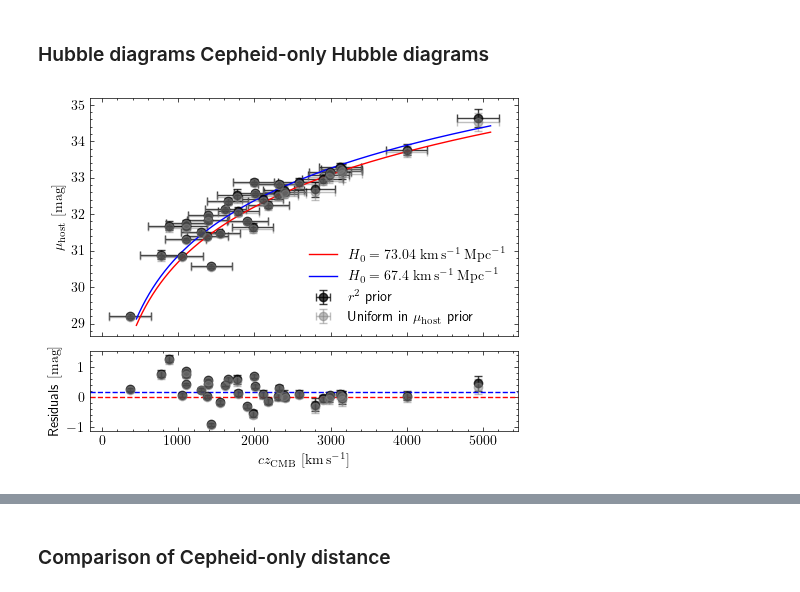
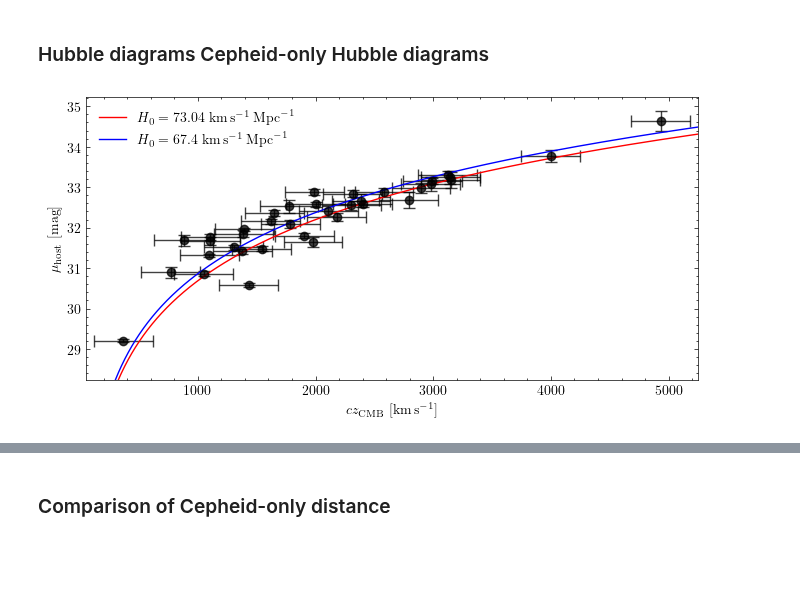
Before and after one commit to candel-cosmo/CANDEL, a Jupyter notebook: notebooks/paper_SH0ES/paper_plots.ipynb, the cells around one changed output, grey strips where cells are left out. Cells and saved outputs as stored; diff of their text form; code cells hidden in the pictures; blank space fills up the shorter version.

Commit message:
Update plots

```diff
--- a/notebooks/paper_SH0ES/paper_plots.ipynb
+++ b/notebooks/paper_SH0ES/paper_plots.ipynb
@@ -57,70 +83,54 @@ mu_host_r2_err = np.std(mu_host_r2, axis=0)
 mu_host_unif_err = np.std(mu_host_unif, axis=0)
 
 cz = data["czcmb_cepheid_host"]
-cz_err = np.ones_like(cz) * 270
-
-# Prepare the Hubble diagram plots
-czrange = np.linspace(450, 5100, 1000)
-zrange = czrange / SPEED_OF_LIGHT
-
-cosmo_SH0ES = FlatLambdaCDM(H0=73.04, Om0=0.3)
-mu_SH0ES = cosmo_SH0ES.distmod(czrange / SPEED_OF_LIGHT).value
-
-cosmo_Planck = FlatLambdaCDM(H0=67.4, Om0=0.3)
-mu_Planck = cosmo_Planck.distmod(czrange / SPEED_OF_LIGHT).value
+cz_err = np.ones_like(cz) * 250
 # %%
-# Compute SH0ES model predictions at the data cz points
+# Prepare the Hubble diagram plots
+czrange = np.linspace(300, 5250, 1000)
+zrange = czrange / SPEED_OF_LIGHT
+
+cosmo_SH0ES = FlatLambdaCDM(H0=73.04, Om0=0.3)
+mu_SH0ES = cosmo_SH0ES.distmod(czrange / SPEED_OF_LIGHT).value
+
+cosmo_Planck = FlatLambdaCDM(H0=67.4, Om0=0.3)
+mu_Planck = cosmo_Planck.distmod(czrange / SPEED_OF_LIGHT).value
+
+
+# Compute SH0ES and Planck model predictions at the data cz points
 mu_SH0ES_cz = np.interp(cz, czrange, mu_SH0ES)
 mu_Planck_cz = np.interp(cz, czrange, mu_Planck)
-mu_Planck_residual = mu_Planck_cz - mu_SH0ES_cz
 
-# Start figure with two panels: main plot and residuals
+
+H0_samples = read_samples(root, "Cepheid_H0_C15.hdf5", "H0")
+
+m = cz < 5200
+
 with plt.style.context("science"):
-    fig, (ax_main, ax_resid) = plt.subplots(
-        2, 1, figsize=(5, 4),
-        gridspec_kw={"height_ratios": [3, 1],}, sharex=True
+    fig, ax = plt.subplots(figsize=(6.8, 3.5))
+
+    # Main panel
+    ax.errorbar(
+        cz[m], mu_host_r2_mean[m], xerr=cz_err[m], yerr=mu_host_r2_err[m],
+        fmt="o", color="black", capsize=4, alpha=0.75
+    )
+    ax.plot(
+        czrange, mu_SH0ES, color="red",
+        label=r"$H_0 = 73.04~\mathrm{km}\,\mathrm{s}^{-1}\,\mathrm{Mpc}^{-1}$"
+    )
+    ax.plot(
+        czrange, mu_Planck, color="blue",
+        label=r"$H_0 = 67.4~\mathrm{km}\,\mathrm{s}^{-1}\,\mathrm{Mpc}^{-1}$"
     )
 
-    # Main panel
-    ax_main.errorbar(
-        cz, mu_host_r2_mean, xerr=cz_err, yerr=mu_host_r2_err,
-        fmt="o", color="black", label=r"$r^2$ prior", capsize=3, alpha=0.75
-    )
-    ax_main.errorbar(
-        cz, mu_host_unif_mean, xerr=cz_err, yerr=mu_host_unif_err,
-        fmt="o", color="gray", label=r"Uniform in $\mu_{\rm host}$ prior", capsize=3, alpha=0.5
-    )
-    ax_main.plot(
-        czrange, mu_SH0ES, color="red", label=r"$H_0 = 73.04~\mathrm{km}\,\mathrm{s}^{-1}\,\mathrm{Mpc}^{-1}$"
-    )
-    ax_main.plot(
-        czrange, mu_Planck, color="blue", label=r"$H_0 = 67.4~\mathrm{km}\,\mathrm{s}^{-1}\,\mathrm{Mpc}^{-1}$"
-    )
-
-    ax_main.set_ylabel(r"$\mu_{\rm host} ~ [\mathrm{mag}]$")
-    ax_main.legend()
-
-    # Residual panel
-    resid_r2 = mu_host_r2_mean - mu_SH0ES_cz
-    resid_unif = mu_host_unif_mean - mu_SH0ES_cz
-    ax_resid.errorbar(
-        cz, resid_r2, yerr=mu_host_r2_err,
-        fmt="o", color="black", capsize=3, alpha=0.75
-    )
-    ax_resid.errorbar(
-        cz, resid_unif, yerr=mu_host_unif_err,
-        fmt="o", color="gray", capsize=3, alpha=0.5
-    )
-
-    # Planck-SH0ES residual line
-    ax_resid.axhline(mu_Planck_residual.mean(), color="blue", ls="--")
-
-    ax_resid.axhline(0, color="red", ls="--")
-    ax_resid.set_xlabel(r"$c z_{\rm CMB} ~ [\mathrm{km}\,\mathrm{s}^{-1}]$")
-    ax_resid.set_ylabel(r"Residuals $[\mathrm{mag}]$")
+    ax.set_xlabel(r"$c z_{\rm CMB} ~ [\mathrm{km}\,\mathrm{s}^{-1}]$")
+    ax.set_ylabel(r"$\mu_{\rm host} ~ [\mathrm{mag}]$")
+    ax.set_xlim(50, 5250)
+    ax.set_ylim(mu_Planck.min())
+    # ax.set_xscale("log")
+    ax.legend()
 
     fig.tight_layout()
-    fig.savefig("/Users/rstiskalek/Downloads/mu_host_cz_residual.pdf", dpi=500, bbox_inches="tight")
+    fig.savefig("/Users/rstiskalek/Downloads/mu_host_cz.pdf", dpi=500, bbox_inches="tight")
     fig.show()
 # %% [output]
-[figure, old version]
+[figure, new version]
```
Also changed, not shown: parts of 8 cells of this notebook, 2 other files.
